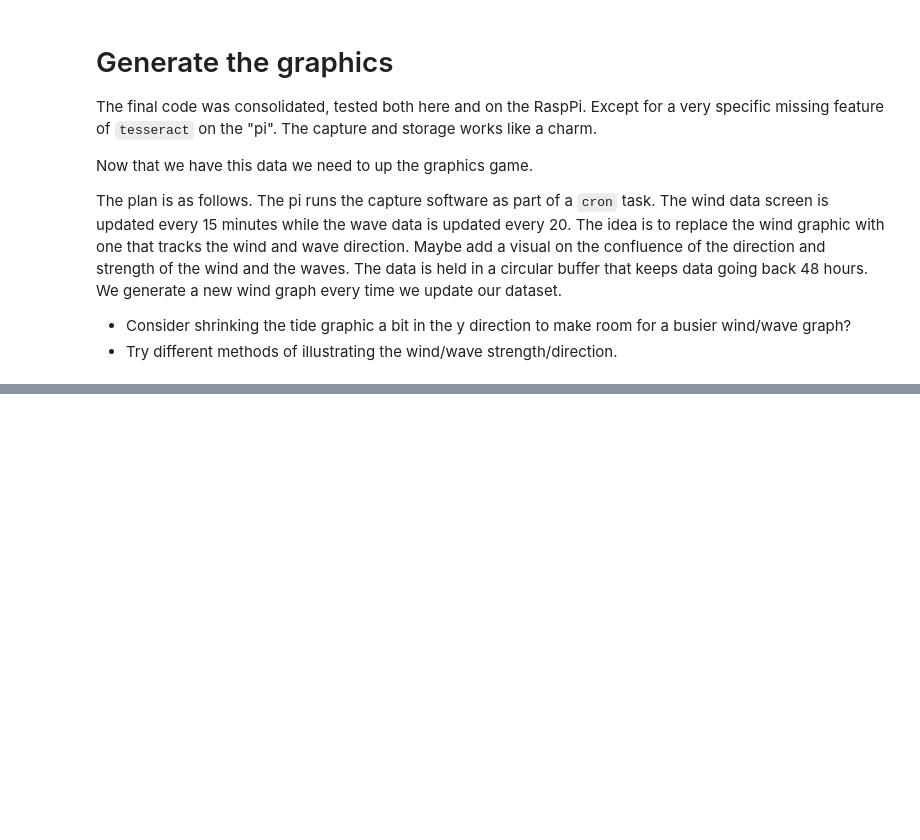
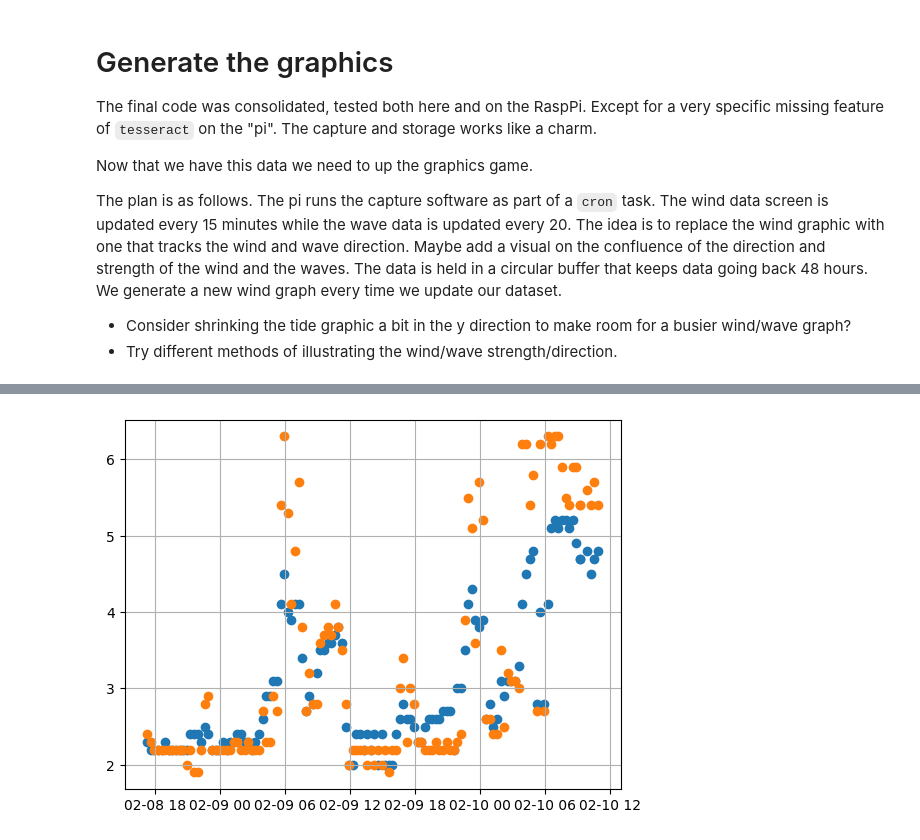
Before and after one commit to pbeeken/OCRWeatherDataCapture, a Jupyter notebook: OCRDataCapture.ipynb, the cells around one changed output, grey strips where cells are left out. Saved outputs shown, nothing was run; the diff lists cells and outputs as text; code cells hidden in the pictures; blank space fills up the shorter version.

```diff
--- a/OCRDataCapture.ipynb
+++ b/OCRDataCapture.ipynb
@@ -933,0 +960,19 @@ len(timeIdx)
+# %%
+
+timeIdx  = waveDF.dropna().index.to_numpy()
+
+wavepr   = waveDF.dropna()['WavPerAvg [s]'].to_numpy()
+sel = wavepr>10
+wavepr[sel] = wavepr[sel]/10
+
+wavedm   = waveDF.dropna()['WavPerDom [s]'].to_numpy()
+sel = wavedm>10
+wavedm[sel] = wavedm[sel]/10
+
+plt.scatter(timeIdx, wavepr)
+plt.scatter(timeIdx, wavedm)
+plt.grid(True)
+
+plt.show()
+# %% [output]
+[figure, added]
```
Also changed, not shown: parts of 12 cells of this notebook, 4 other files.
